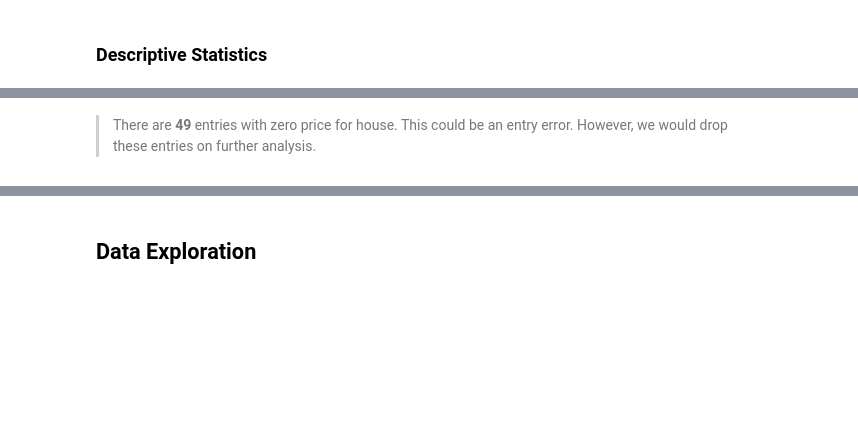
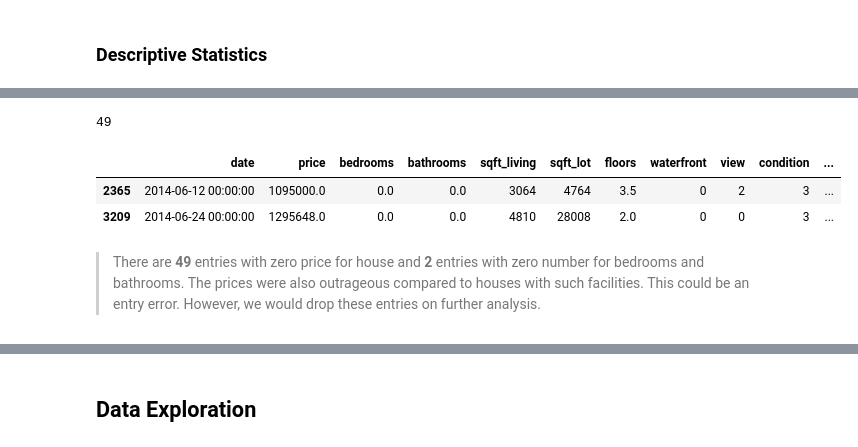
Before and after one commit to HamoyeHQ/stage-f-14-house-pricing, a Jupyter notebook: EDA/house_pricing_eda.ipynb, the cells around one changed output, grey strips where cells are left out. Saved outputs shown, nothing was run; the diff lists cells and outputs as text; code cells hidden in the pictures; blank space fills up the shorter version.

```diff
--- a/EDA/house_pricing_eda.ipynb
+++ b/EDA/house_pricing_eda.ipynb
@@ -61,4 +62,16 @@ data.describe().T
+# %%
+#Number of houses with $0 for price sold
+(data['price'] == 0).sum()
+# %% [output]
+49
+# %%
+#Number of houses with zero number of bathrooms or bedrooms
+data.query('bedrooms == 0' or 'bathrooms == 0')
+# %% [output]
+|  | date | price | bedrooms | bathrooms | sqft_living | sqft_lot | floors | waterfront | view | condition | ... |
+| 2365 | 2014-06-12 00:00:00 | 1095000.0 | 0.0 | 0.0 | 3064 | 4764 | 3.5 | 0 | 2 | 3 | ... |
+| 3209 | 2014-06-24 00:00:00 | 1295648.0 | 0.0 | 0.0 | 4810 | 28008 | 2.0 | 0 | 0 | 3 | ... |
 # %% [markdown]
-> There are **49** entries with zero price for house. This could be an entry error. However, we would drop these entries on further analysis.
+> There are **49** entries with zero price for house and **2** entries with zero number for bedrooms and bathrooms. The prices were also outrageous compared to houses with such facilities. This could be an entry error. However, we would drop these entries on further analysis.
 # %%
 #Filtering for prices that are not zero.
```
Also changed, not shown: parts of 15 cells of this notebook, 5 other files.
